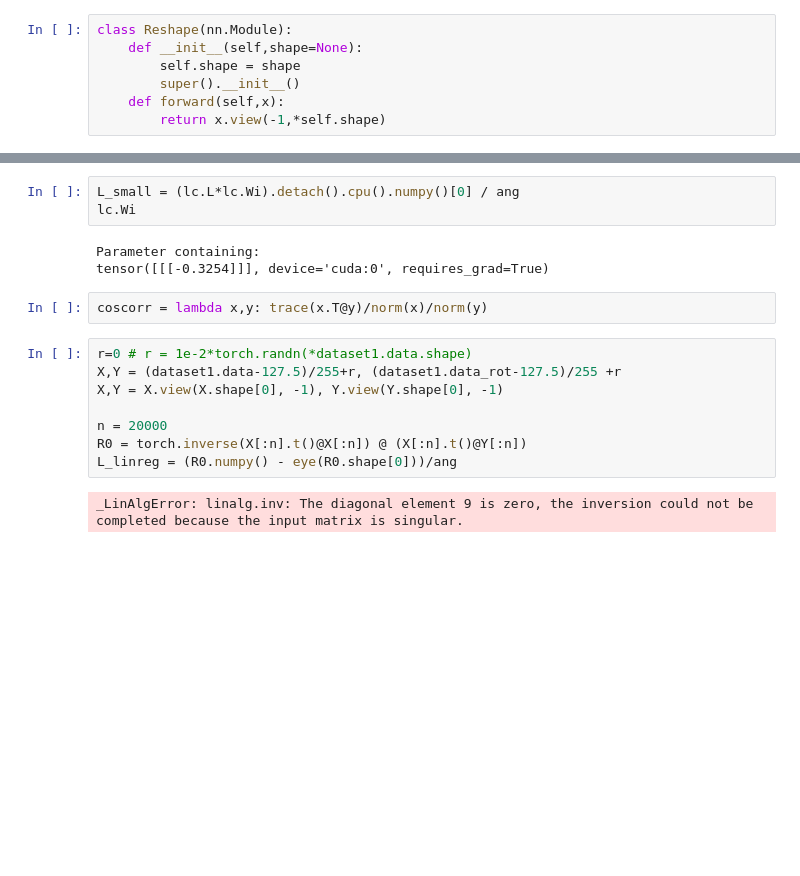
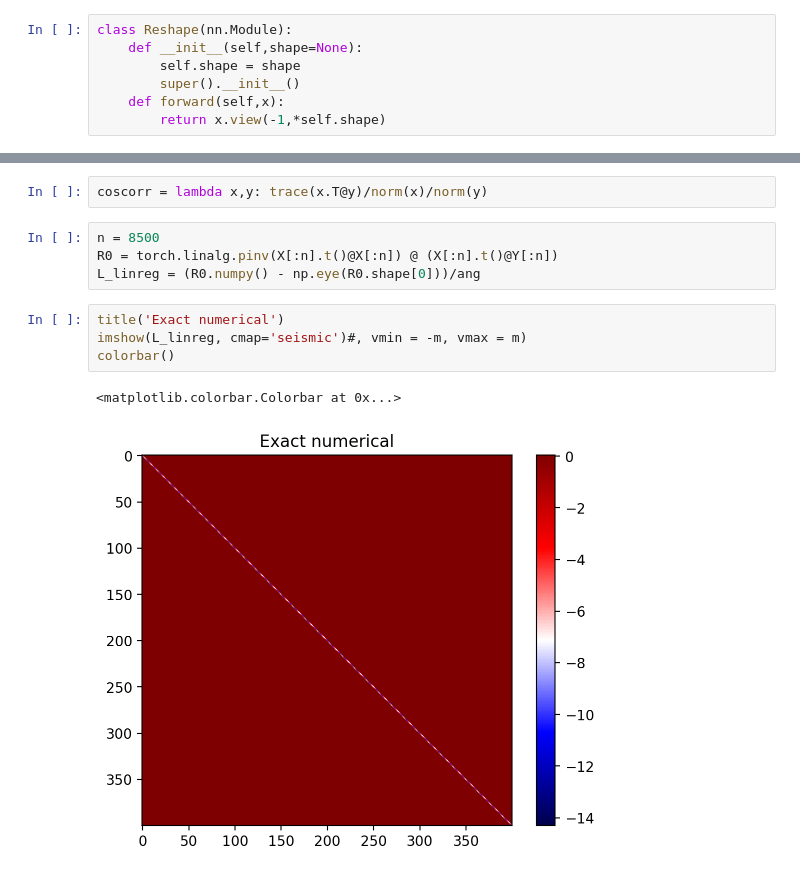
Before and after one commit to alizma/symmetry_learning, a Jupyter notebook: ode_rotation_discover.ipynb, the cells around one changed output, grey strips where cells are left out. Drawn from its saved outputs; the diff is of its cells as text; blank space fills up the shorter version.

```diff
--- a/ode_rotation_discover.ipynb
+++ b/ode_rotation_discover.ipynb
@@ -411,19 +430,14 @@ Text(0.5, 0, 'Epochs')
-# %%
-L_small = (lc.L*lc.Wi).detach().cpu().numpy()[0] / ang
-lc.Wi
-# %% [output]
-Parameter containing:
-tensor([[[-0.3254]]], device='cuda:0', requires_grad=True)
 # %%
 coscorr = lambda x,y: trace(x.T@y)/norm(x)/norm(y)
 # %%
-r=0 # r = 1e-2*torch.randn(*dataset1.data.shape)
-X,Y = (dataset1.data-127.5)/255+r, (dataset1.data_rot-127.5)/255 +r
-X,Y = X.view(X.shape[0], -1), Y.view(Y.shape[0], -1)
-
-n = 20000
-R0 = torch.inverse(X[:n].t()@X[:n]) @ (X[:n].t()@Y[:n])
-L_linreg = (R0.numpy() - eye(R0.shape[0]))/ang
+n = 8500
+R0 = torch.linalg.pinv(X[:n].t()@X[:n]) @ (X[:n].t()@Y[:n])
+L_linreg = (R0.numpy() - np.eye(R0.shape[0]))/ang
-# %% [output]
-_LinAlgError: linalg.inv: The diagonal element 9 is zero, the inversion could not be completed because the input matrix is singular.
+# %%
+title('Exact numerical')
+imshow(L_linreg, cmap='seismic')#, vmin = -m, vmax = m)
+colorbar()
+# %% [output]
+<matplotlib.colorbar.Colorbar at 0x...>
+[figure, added]
 # %%
```
Also changed, not shown: parts of 11 cells of this notebook, 3 other files.
